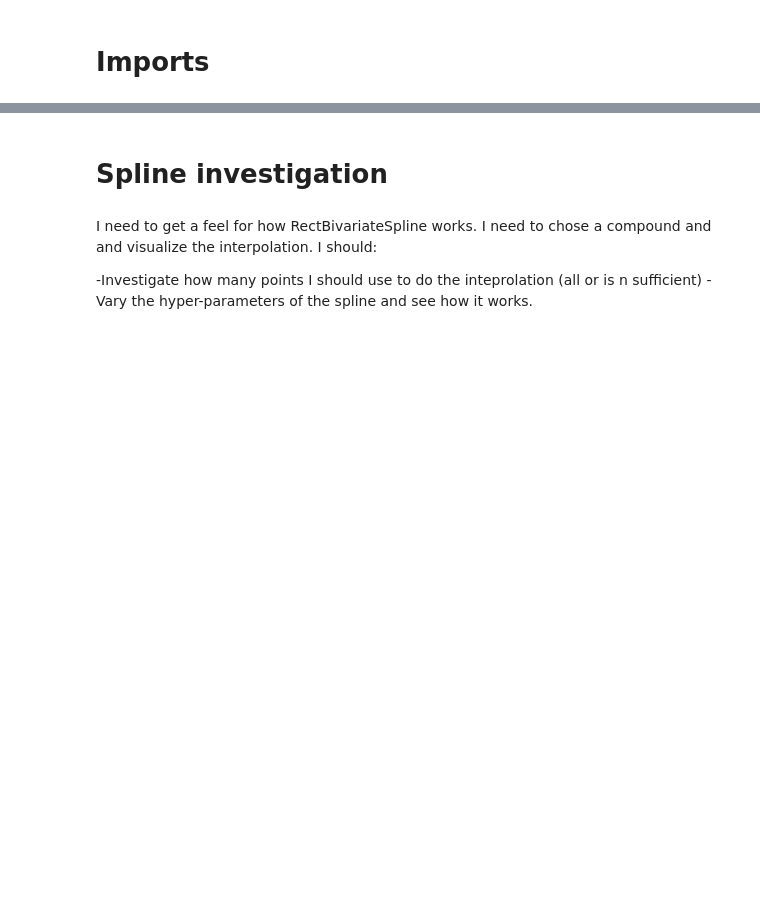
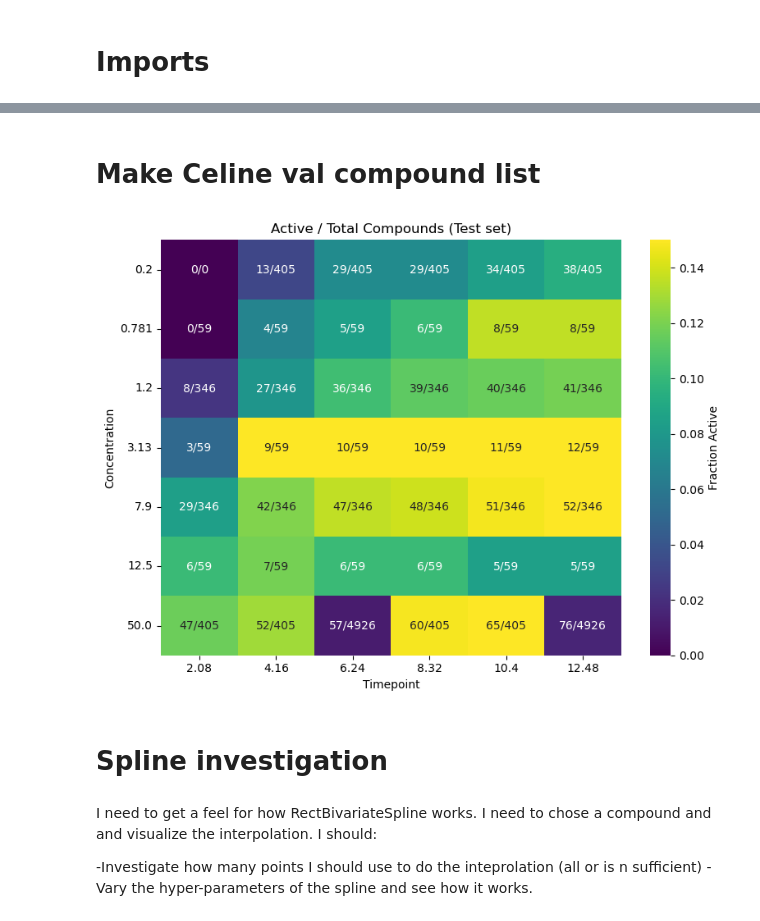
Before and after one commit to ethankreuzer/GrowthNet, a Jupyter notebook: sweeps/data_class.ipynb, the cells around one changed output, grey strips where cells are left out. Cells and saved outputs as stored; diff of their text form; code cells hidden in the pictures; blank space fills up the shorter version.

```diff
--- a/sweeps/data_class.ipynb
+++ b/sweeps/data_class.ipynb
@@ -587,3 +640,9 @@ array([[ 0.        ,  0.2       ,  0.        ],
+# %% [markdown]
+# Make Celine val compound list
+# %%
+plot_activity_ratio_heatmap(df_val)
+# %% [output]
+[figure, added]
 # %% [markdown]
 # Spline investigation
 # %% [markdown]
```
Also changed, not shown: parts of 43 cells of this notebook, 5 other files.
